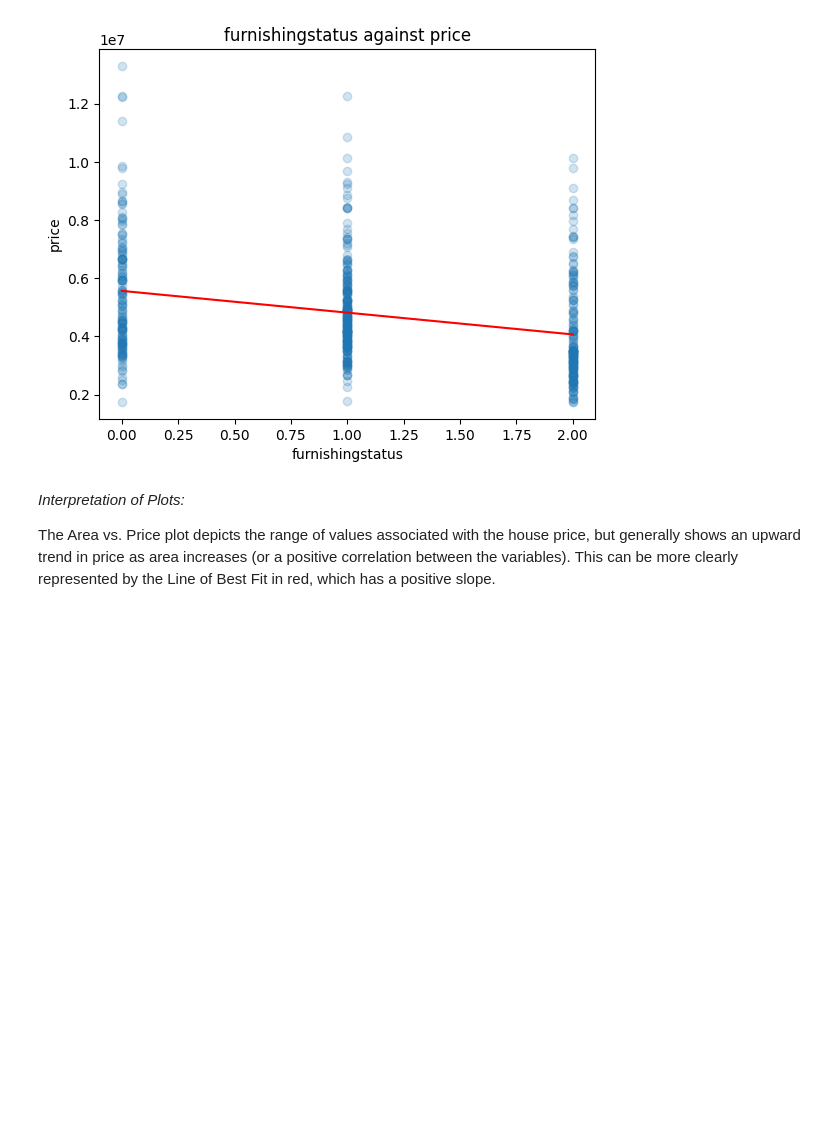
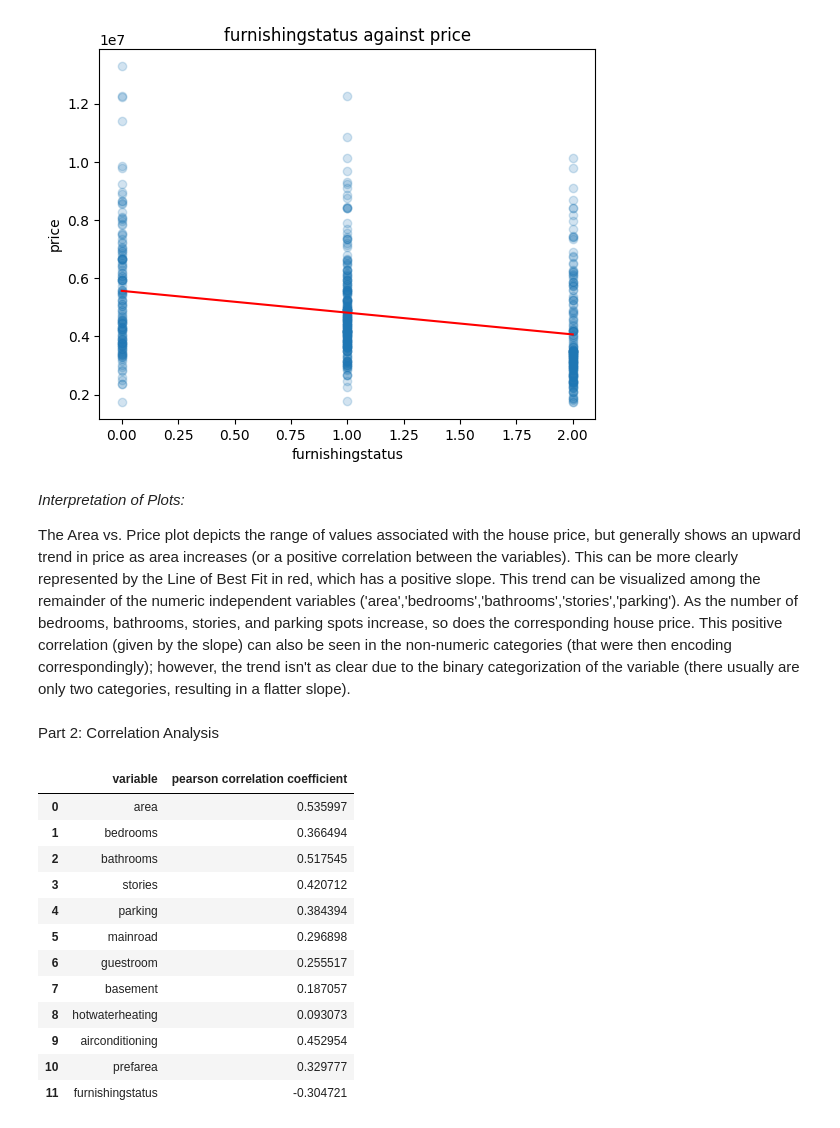
Before and after one commit to toriawlam/ds-3001, a Jupyter notebook: homework_2/homework_2.ipynb, the cells around one changed output. Drawn from its saved outputs; the diff is of its cells as text; code cells hidden in the pictures; blank space fills up the shorter version.

```diff
--- a/homework_2/homework_2.ipynb
+++ b/homework_2/homework_2.ipynb
@@ -95,4 +96,32 @@ df_2
 # %% [markdown]
 *Interpretation of Plots:*
 
-The Area vs. Price plot depicts the range of values associated with the house price, but generally shows an upward trend in price as area increases (or a positive correlation between the variables). This can be more clearly represented by the Line of Best Fit in red, which has a positive slope.
+The Area vs. Price plot depicts the range of values associated with the house price, but generally shows an upward trend in price as area increases (or a positive correlation between the variables). This can be more clearly represented by the Line of Best Fit in red, which has a positive slope. This trend can be visualized among the remainder of the numeric independent variables ('area','bedrooms','bathrooms','stories','parking'). As the number of bedrooms, bathrooms, stories, and parking spots increase, so does the corresponding house price. This positive correlation (given by the slope) can also be seen in the non-numeric categories (that were then encoding correspondingly); however, the trend isn't as clear due to the binary categorization of the variable (there usually are only two categories, resulting in a flatter slope).
+# %% [markdown]
+Part 2: Correlation Analysis
+# %%
+# calculate the pearson correlation coefficient between house price and each independent variable
+# interpret the correlation coefficients -- which variable has the strongest correlation
+
+df_pr = pd.concat([df[indep_var].copy(), df_2.copy()], axis=1)
+corr_table = []
+for col in df_pr.columns:
+    corr, p = stats.pearsonr(df_pr[col], df['price'])
+    temp_arr = [col, corr]
+    corr_table.append(temp_arr)
+df_corr = pd.DataFrame(corr_table, columns=['variable','pearson correlation coefficient'])
+df_corr
+# %% [output]
+|  | variable | pearson correlation coefficient |
+| 0 | area | 0.535997 |
+| 1 | bedrooms | 0.366494 |
+| 2 | bathrooms | 0.517545 |
+| 3 | stories | 0.420712 |
+| 4 | parking | 0.384394 |
+| 5 | mainroad | 0.296898 |
+| 6 | guestroom | 0.255517 |
+| 7 | basement | 0.187057 |
+| 8 | hotwaterheating | 0.093073 |
+| 9 | airconditioning | 0.452954 |
+| 10 | prefarea | 0.329777 |
+| 11 | furnishingstatus | -0.304721 |
```
Also changed, not shown: parts of 2 cells of this notebook.
